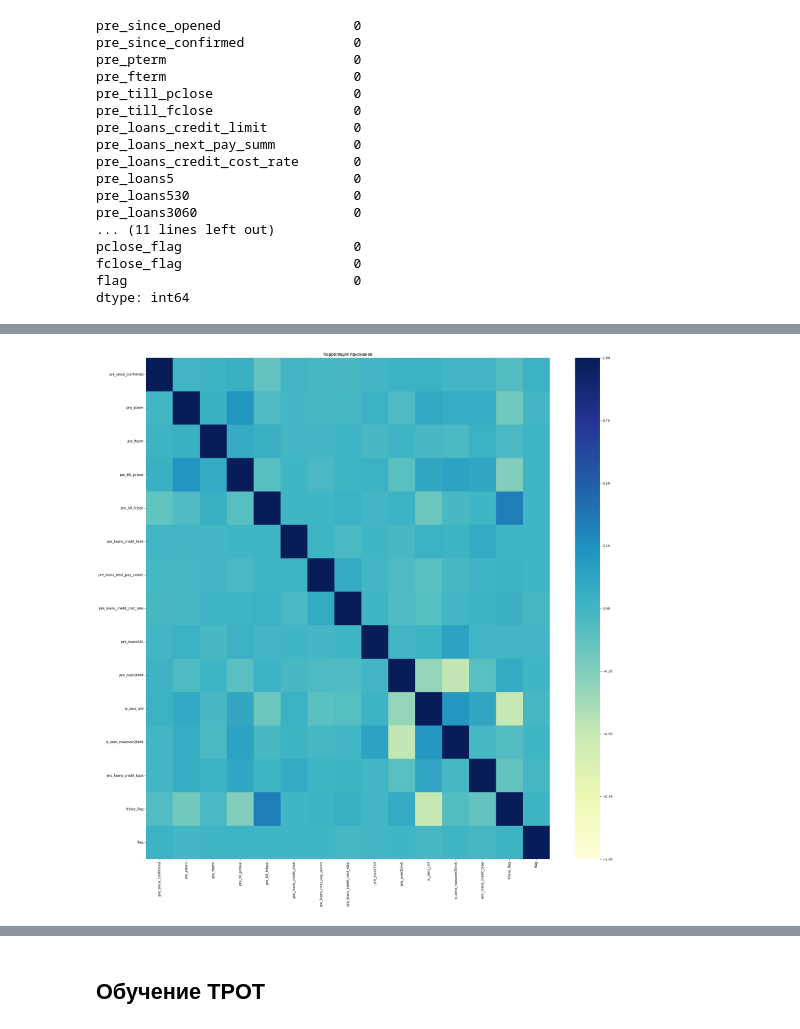
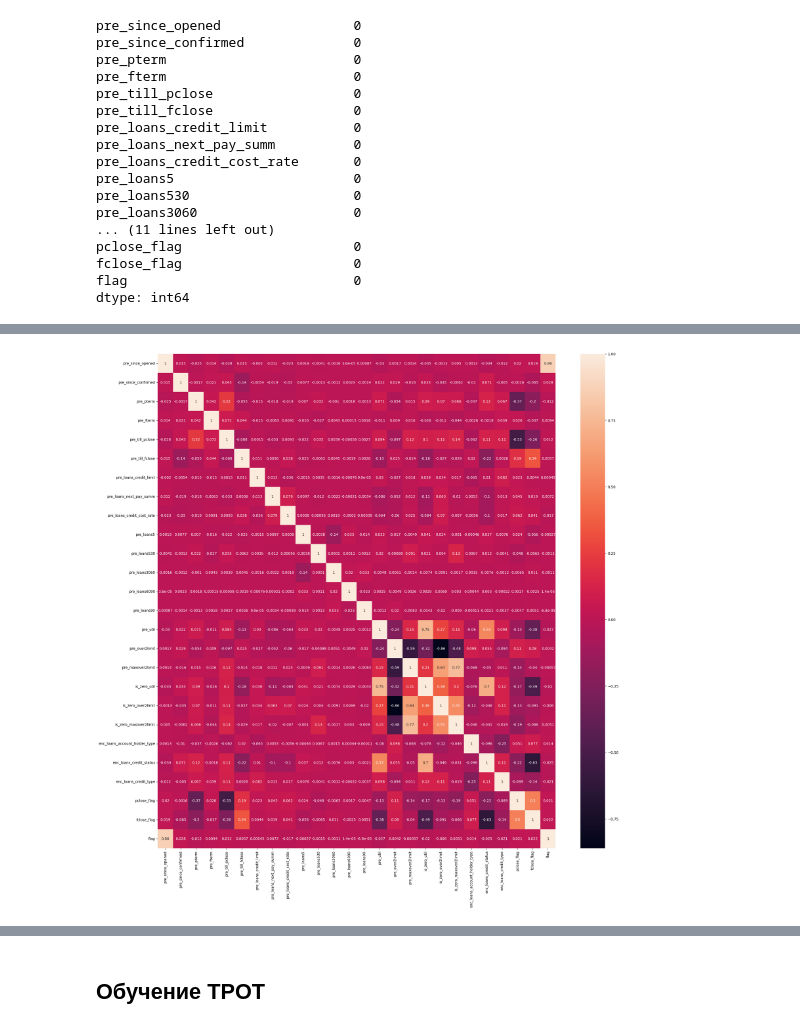
Before and after one commit to AntMur00/LoanStatus, a Jupyter notebook: LoanStatus.ipynb, the cells around one changed output, grey strips where cells are left out. Cells and saved outputs as stored; diff of their text form; code cells hidden in the pictures.

```diff
--- a/LoanStatus.ipynb
+++ b/LoanStatus.ipynb
@@ -291,18 +273,14 @@ Columns 'fclose_flag' and 'pclose_flag' are highly correlated: 0.769
 Columns 'flag' and 'pre_since_opened' are highly correlated: 0.988
-# %%
-merged_data.drop(columns=['pre_since_opened',
-                          'enc_loans_credit_status',
-                          'pre_util',
-                          'pre_maxover2limit',
-                          'pclose_flag',
-                          'is_zero_over2limit',
-                          'pre_loans5',
-                          'pre_loans90',
-                          'pre_loans6090',
-                          'enc_loans_account_holder_type',
-                          'pre_loans3060'
-                          ], inplace=True) # 5 последних найдено при обучении H2O
-# %%
-corr_matrix(merged_data.corr())
-# %% [output]
-[figure, removed]
+# %%
+def drop_highly_correlated(df, threshold=0.9):
+    corr_matrix = df.corr().abs()
+    upper = corr_matrix.where(np.triu(np.ones(corr_matrix.shape), k=1).astype(bool))
+    to_drop = [column for column in upper.columns if any(upper[column] > threshold)]
+    return df.drop(columns=to_drop)
+# %%
+data_filtered = drop_highly_correlated(merged_data)
+# %%
+fig, ax = plt.subplots(figsize = (25, 25))
+sns.heatmap(data_filtered.corr(), annot=True);
+# %% [output]
+[figure, added]
```
Also changed, not shown: parts of 34 cells of this notebook, 1 other file.
